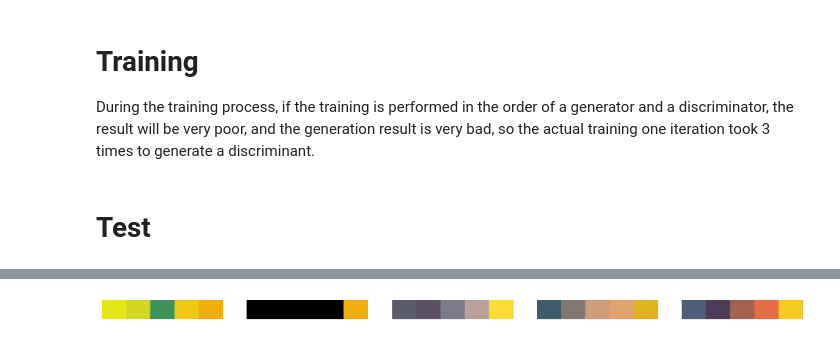
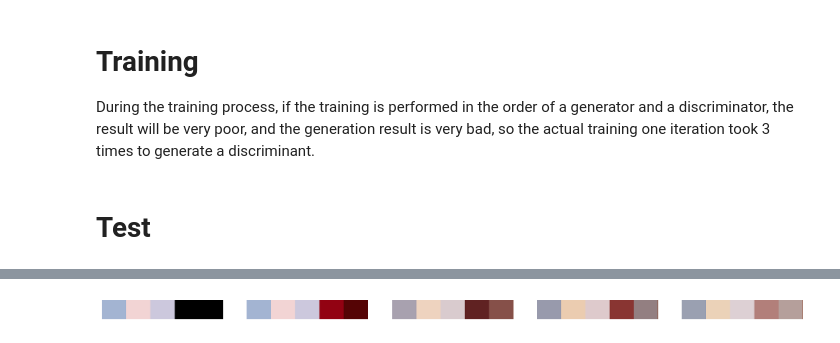
Before and after one commit to sam351/Trip_Fashion_Recommend, a Jupyter notebook: color_recommend/GenPalette.ipynb, the cells around one changed output, grey strips where cells are left out. Saved outputs shown, nothing was run; the diff lists cells and outputs as text; code cells hidden in the pictures.

Commit message:
Modify GenPalette.ipynb (to modify hide_y_cols func & to modify test part)

```diff
--- a/color_recommend/GenPalette.ipynb
+++ b/color_recommend/GenPalette.ipynb
@@ -114,7 +114,7 @@ def hide_y_cols(img_obj, x_num=3, y_num=2):
     img_fake = img_obj.copy()
 
     draw_fake = ImageDraw.Draw(img_fake)
-    batch = int(img_fake.size[0] / x_num+y_num)
+    batch = int(img_fake.size[0] / (x_num+y_num))
     for index in range(x_num, x_num+y_num):
         draw_fake.rectangle( xy=(index*batch, 0, (index+1)*batch, img_fake.size[1]), fill=(0,0,0) )
 
@@ -333,7 +355,7 @@ def netG_gen(A):
 # os.environ["CUDA_VISIBLE_DEVICES"] = '1'
 
 batchSize = 1
-niter = 3
+niter = 5
 display_iters = 2000
 
 gen_iterations = 0
@@ -393,73 +415,62 @@ while epoch < niter:
 # generator1 = load_model('weights/GAN/100L1_128channel_4gen/generator/epoch_10.hdf5')
 # generator2 = load_model('weights/GAN/1000L1_256channel/generator/epoch_10.hdf5')
 
-generator = load_model('weights/100L1_128channel_4gen/generator/epoch_1.hdf5')
-generator1 = load_model('weights/100L1_128channel_4gen/generator/epoch_2.hdf5')
-generator2 = load_model('weights/100L1_128channel_4gen/generator/epoch_3.hdf5')
+generator = load_model('weights/100L1_128channel_4gen/generator/epoch_3.hdf5')
+generator1 = load_model('weights/100L1_128channel_4gen/generator/epoch_4.hdf5')
+generator2 = load_model('weights/100L1_128channel_4gen/generator/epoch_5.hdf5')
 # %%
 for layer in generator.layers:
     layer.trainable = False
 # %%
-random.shuffle(colors)
-# color = colors[100]
+val_batch = minibatch(valAB, 1)
+for idx in range(len(valAB[:10])):  # maximum 10 loop
+    print(f'Processing palette {idx+1} ... ')
 
-for i,color in enumerate(colors[:10]):
-    print(f'Processing {i} ... ')
+    # get fake & real array from minibatch
+    _, valA, valB = next(val_batch)
 
-    # color = [(212,123,80) for _ in range(8)]
-    batch = int(256 / 5)
-    for _ in range(3):
-        img = Image.new("RGB",(256,1),(0,0,0))
-        im = np.array(img)
-        im_fake = np.array(img)
-        nb = random.randint(1,4)
-        index = random.sample([k for k in range(5)],nb)
-        for j, c in enumerate(color):
-            if j not in index:
-                if j == len(color)-1:
-                    im_fake[:,j*batch:,:] = c
-                else:
-                    im_fake[:,j*batch:(j+1)*batch,:] = c
-
-            if j == len(color)-1:
-                im[:,j*batch:,:] = c
-            else:
-                im[:,j*batch:(j+1)*batch,:] = c
+    # transform normalized array(for model input) into pixel array
+    im_fake = ((valA+1)/2*255).clip(0,255).astype('uint8')[0]
+    im = ((valB+1)/2*255).clip(0,255).astype('uint8')[0]
 
 
-        plt.figure(figsize=(15,15))
+    plt.figure(figsize=(15,15))
 
-        plt.subplot(1,5,1)
-        plt.imshow(np.array(Image.fromarray(im).resize((512,80))))
-        plt.axis('off')
+    # visualize original palette & concealed palette
+    plt.subplot(1,5,1)
+    plt.imshow(np.array(Image.fromarray(im_fake).resize((512,80))))
+    plt.axis('off')
 
-        plt.subplot(1,5,2)
-        plt.imshow(np.array(Image.fromarray(im_fake).resize((512,80))))
-        plt.axis('off')
+    plt.subplot(1,5,2)
+    plt.imshow(np.array(Image.fromarray(im).resize((512,80))))
+    plt.axis('off')
 
-        result = generator.predict(np.expand_dims(im_fake / 255 * 2 - 1,0))[0]
-        result1 = generator1.predict(np.expand_dims(im_fake / 255 * 2 - 1,0))[0]
-        result2 = generator2.predict(np.expand_dims(im_fake / 255 * 2 - 1,0))[0]
+    # predict concealed colors
+    result = generator.predict(valA)[0]
+    result1 = generator1.predict(valA)[0]
+    result2 = generator2.predict(valA)[0]
 
-        for i in range(5):
-            result[:,i*batch:(i+1)*batch,:] = np.mean(result[:,i*batch:(i+1)*batch,:],1)[0]
-            result1[:,i*batch:(i+1)*batch,:] = np.mean(result1[:,i*batch:(i+1)*batch,:],1)[0]
-            result2[:,i*batch:(i+1)*batch,:] = np.mean(result2[:,i*batch:(i+1)*batch,:],1)[0]
+    batch = int(256 / 5)
+    for i in range(5):
+        result[:,i*batch:(i+1)*batch,:] = np.mean(result[:,i*batch:(i+1)*batch,:],1)[0]
+        result1[:,i*batch:(i+1)*batch,:] = np.mean(result1[:,i*batch:(i+1)*batch,:],1)[0]
+        result2[:,i*batch:(i+1)*batch,:] = np.mean(result2[:,i*batch:(i+1)*batch,:],1)[0]
 
-        plt.subplot(1,5,3)
-        res = np.array(Image.fromarray(((result+1)/2*255).clip(0,255).astype('uint8')).resize((512,80)))
-        plt.imshow(res)
-        plt.axis('off')
+    # visualize predicted colors
+    plt.subplot(1,5,3)
+    res = np.array(Image.fromarray(((result+1)/2*255).clip(0,255).astype('uint8')).resize((512,80)))
+    plt.imshow(res)
+    plt.axis('off')
 
-        plt.subplot(1,5,4)
-        res1 = np.array(Image.fromarray(((result1+1)/2*255).clip(0,255).astype('uint8')).resize((512,80)))
-        plt.imshow(res1)
-        plt.axis('off')
+    plt.subplot(1,5,4)
+    res1 = np.array(Image.fromarray(((result1+1)/2*255).clip(0,255).astype('uint8')).resize((512,80)))
+    plt.imshow(res1)
+    plt.axis('off')
 
-        plt.subplot(1,5,5)
-        res2 = np.array(Image.fromarray(((result2+1)/2*255).clip(0,255).astype('uint8')).resize((512,80)))
-        plt.imshow(res2)
-        plt.axis('off')
+    plt.subplot(1,5,5)
+    res2 = np.array(Image.fromarray(((result2+1)/2*255).clip(0,255).astype('uint8')).resize((512,80)))
+    plt.imshow(res2)
+    plt.axis('off')
 
     plt.show()
 # %% [output]
@@ -467 +478 @@ Processing 0 ...
-[figure, old version]
+[figure, new version]
```
Also changed, not shown: parts of 5 cells of this notebook.
